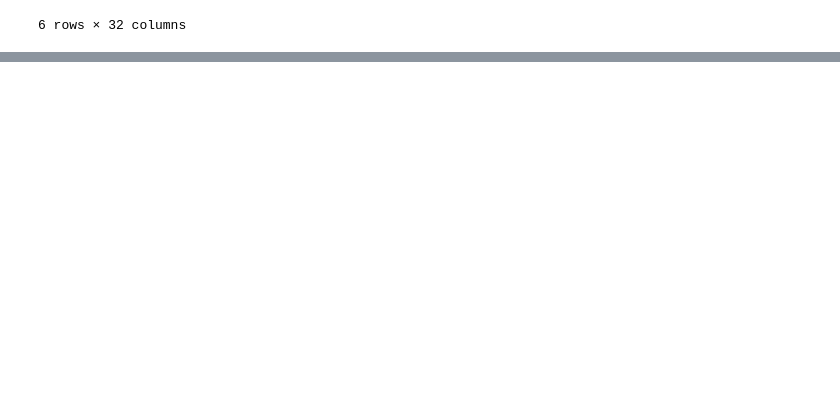
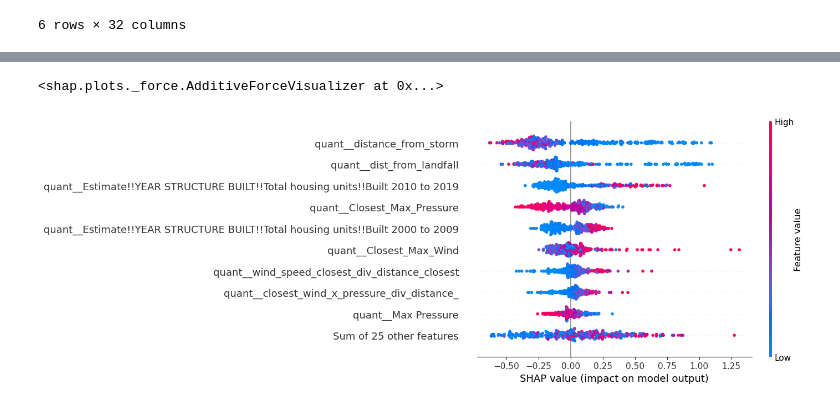
Before and after one commit to MADS696ss25group4/milestone2, a Jupyter notebook: Supervised_Models copy.ipynb, the cells around one changed output, grey strips where cells are left out. Cells and saved outputs as stored; diff of their text form; code cells hidden in the pictures; blank space fills up the shorter version.

```diff
--- a/Supervised_Models copy.ipynb
+++ b/Supervised_Models copy.ipynb
@@ -1289,6 +1301,10 @@ drop_list = [
     ],
     [
         'category'
+    ],
+    [
+        'housing_cluster',
+        'econ_cluster',
     ],
 ]
 for item_list in drop_list:
@@ -1352,6 +1368,15 @@ for item_list in drop_list:
 1.088608827750491
 0.03722867750117933
 # %%
+X_train_, X_test_, y_train, y_test = train_test_split(_,
+                                                              y,
+                                                              test_size=0.2,
+                                                              random_state=50,
+                                                              stratify=groups)
+pipe1.fit(X_train_)
+X_train = pipe1.transform(X_train_)
+X_test = pipe1.transform(X_test_)
+
 new_best_model_rfr.fit(X_train, y_train)
 
 df_compare = X_test.copy()
@@ -1423,3 +1448,7 @@ X_train.to_csv('xtrain.csv')
 X_test.to_csv('xtest.csv')
 y_train.to_csv('ytrain.csv')
 y_test.to_csv('ytest.csv')
+# %%
+explainer = shap.Explainer(new_best_model_rfr, X_train)
+# %%
+shap_vals = explainer(X_test, check_additivity=False)
@@ -1425,0 +1526,9 @@ y_test.to_csv('ytest.csv')
+# %%
+row_1372 = explainer(X_test.loc[1372])
+shap.plots.force(row_1372)
+# %% [output]
+<shap.plots._force.AdditiveForceVisualizer at 0x...>
+# %%
+shap.plots.beeswarm(shap_vals)
+# %% [output]
+[figure, added]
```
Also changed, not shown: parts of 21 cells of this notebook.
